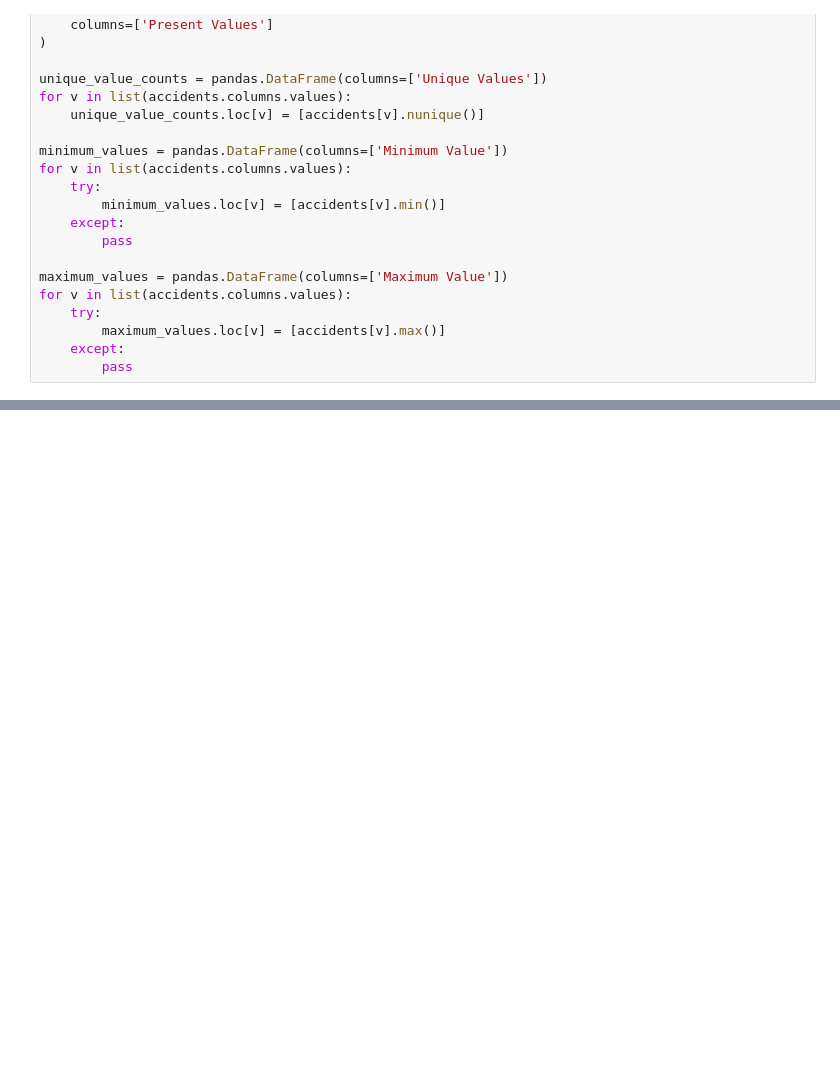
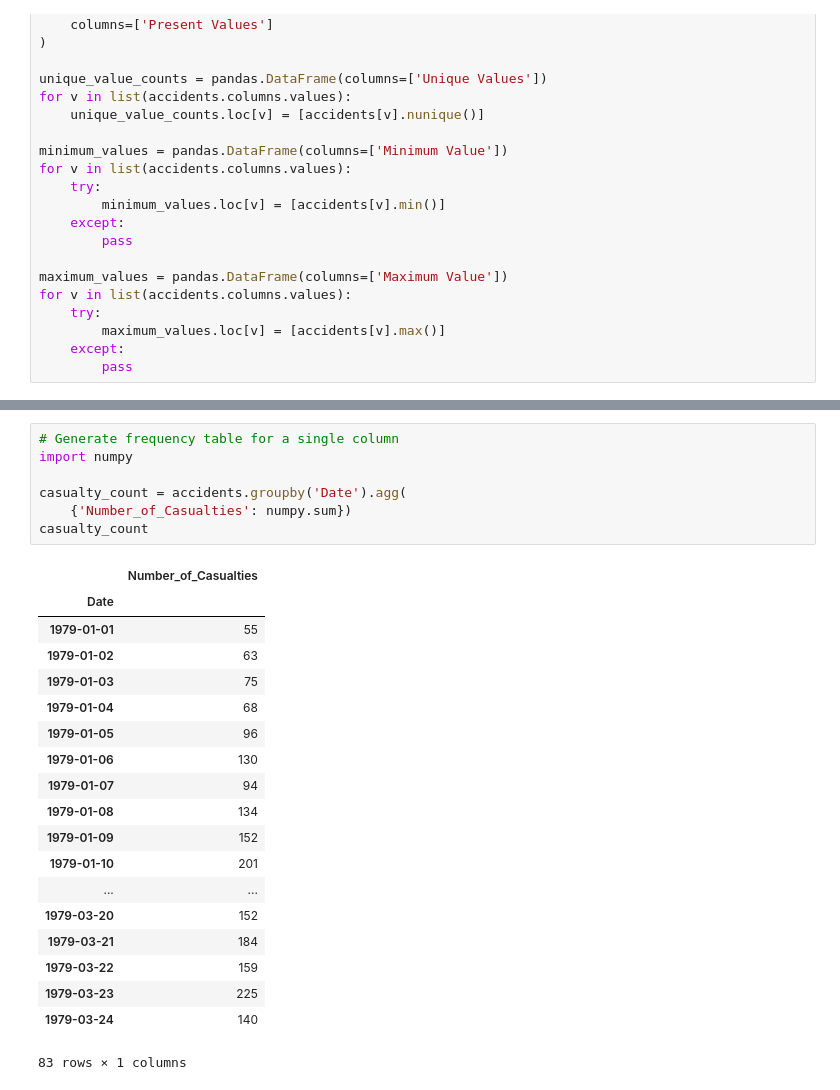
Before and after one commit to RodrigoVillatoro/python_bi_cookbook, a Jupyter notebook: pandas_accidents_analysis.ipynb, the cells around one changed output, grey strips where cells are left out. Cells and saved outputs as stored; diff of their text form; blank space fills up the shorter version.

```diff
--- a/pandas_accidents_analysis.ipynb
+++ b/pandas_accidents_analysis.ipynb
@@ -74,0 +135,27 @@ accidents.mode().transpose()
+# %%
+# Generate frequency table for a single column
+import numpy
+
+casualty_count = accidents.groupby('Date').agg(
+    {'Number_of_Casualties': numpy.sum})
+casualty_count
+# %% [output]
+|  | Number_of_Casualties |
+| Date |  |
+| 1979-01-01 | 55 |
+| 1979-01-02 | 63 |
+| 1979-01-03 | 75 |
+| 1979-01-04 | 68 |
+| 1979-01-05 | 96 |
+| 1979-01-06 | 130 |
+| 1979-01-07 | 94 |
+| 1979-01-08 | 134 |
+| 1979-01-09 | 152 |
+| 1979-01-10 | 201 |
+| ... | ... |
+| 1979-03-20 | 152 |
+| 1979-03-21 | 184 |
+| 1979-03-22 | 159 |
+| 1979-03-23 | 225 |
+| 1979-03-24 | 140 |
+83 rows × 1 columns
```
Also changed, not shown: parts of 9 cells of this notebook.
